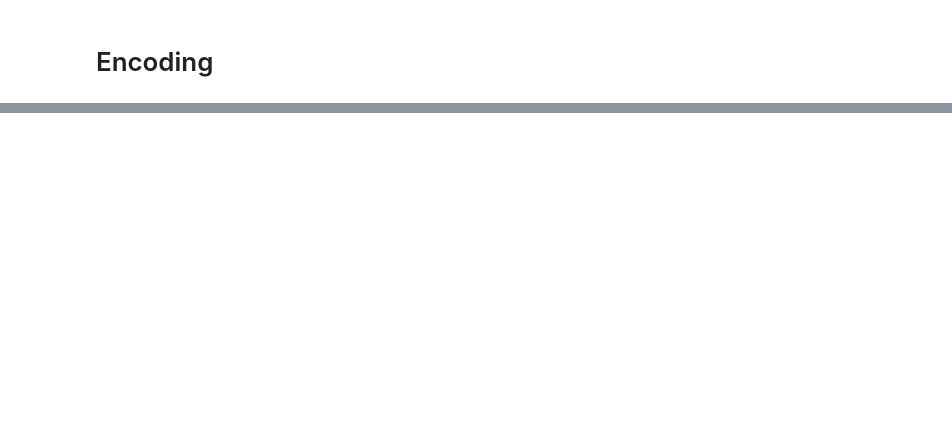
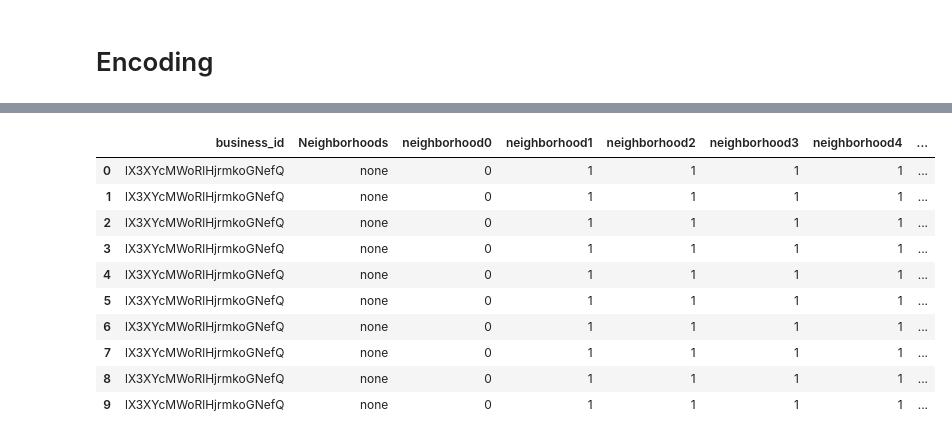
Before and after one commit to georgetown-analytics/restaurant-health, a Jupyter notebook: Encoding.ipynb, the cells around one changed output, grey strips where cells are left out. Saved outputs shown, nothing was run; the diff lists cells and outputs as text; code cells hidden in the pictures; blank space fills up the shorter version.

```diff
--- a/Encoding.ipynb
+++ b/Encoding.ipynb
@@ -191,0 +110,18 @@ ValueError: could not convert string to float: '{"Price Range":4,"Alcohol":"full
+# %%
+#Create Cross-Referenced DF for Neighborhood Lookup
+CRdf = df_new.copy()
+
+CRdf = CRdf[['business_id', 'Neighborhoods', 'neighborhood0', 'neighborhood1', 'neighborhood2', 'neighborhood3', 'neighborhood4', 'neighborhood5', 'neighborhood6']]
+CRdf.head(10)
+# %% [output]
+|  | business_id | Neighborhoods | neighborhood0 | neighborhood1 | neighborhood2 | neighborhood3 | neighborhood4 | ... |
+| 0 | lX3XYcMWoRlHjrmkoGNefQ | none | 0 | 1 | 1 | 1 | 1 | ... |
+| 1 | lX3XYcMWoRlHjrmkoGNefQ | none | 0 | 1 | 1 | 1 | 1 | ... |
+| 2 | lX3XYcMWoRlHjrmkoGNefQ | none | 0 | 1 | 1 | 1 | 1 | ... |
+| 3 | lX3XYcMWoRlHjrmkoGNefQ | none | 0 | 1 | 1 | 1 | 1 | ... |
+| 4 | lX3XYcMWoRlHjrmkoGNefQ | none | 0 | 1 | 1 | 1 | 1 | ... |
+| 5 | lX3XYcMWoRlHjrmkoGNefQ | none | 0 | 1 | 1 | 1 | 1 | ... |
+| 6 | lX3XYcMWoRlHjrmkoGNefQ | none | 0 | 1 | 1 | 1 | 1 | ... |
+| 7 | lX3XYcMWoRlHjrmkoGNefQ | none | 0 | 1 | 1 | 1 | 1 | ... |
+| 8 | lX3XYcMWoRlHjrmkoGNefQ | none | 0 | 1 | 1 | 1 | 1 | ... |
+| 9 | lX3XYcMWoRlHjrmkoGNefQ | none | 0 | 1 | 1 | 1 | 1 | ... |
```
Also changed, not shown: parts of 16 cells of this notebook.
